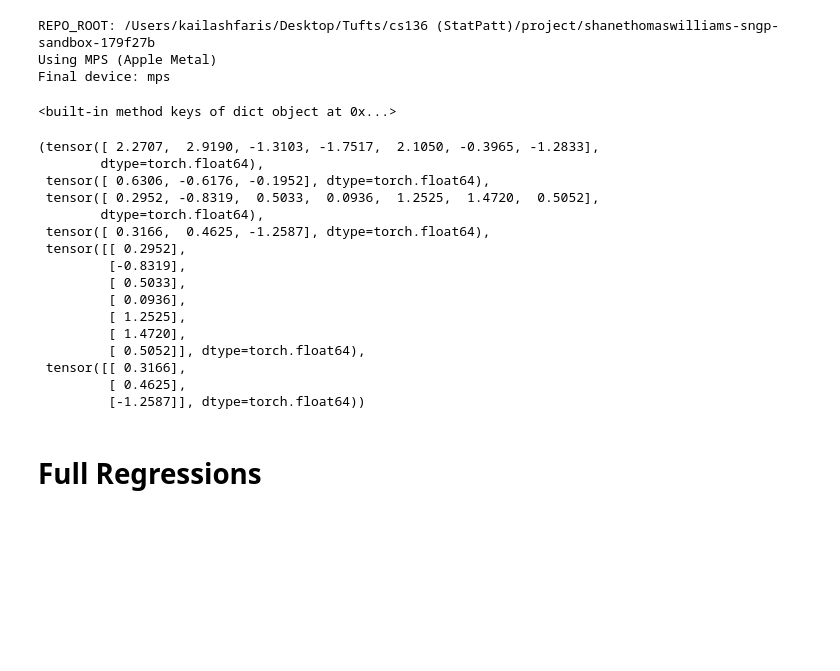
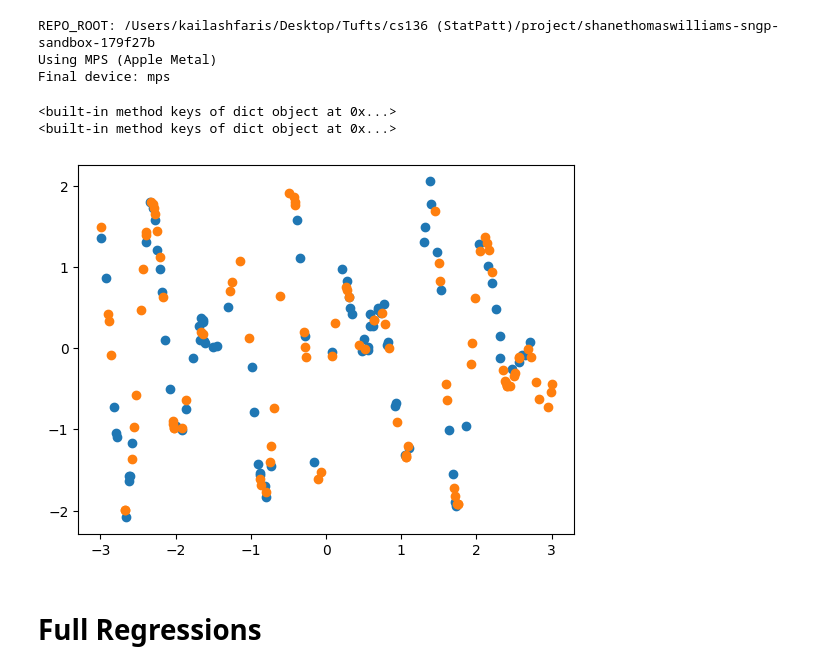
Before and after one commit to shanethomaswilliams/gp_vs_sngp, a Jupyter notebook: dataset.ipynb, the cells around one changed output. Saved outputs shown, nothing was run; the diff lists cells and outputs as text; code cells hidden in the pictures; blank space fills up the shorter version.

```diff
--- a/dataset.ipynb
+++ b/dataset.ipynb
@@ -104,23 +156,14 @@ def load_data_train(file_path, sample_size, train_percentage = 0.75, random_stat
-# %%
-load_data_train("Data/Noisy/CrazySin", 10, 0.7, random_state=12)
-# %% [output]
-<built-in method keys of dict object at 0x...>
-(tensor([ 2.2707,  2.9190, -1.3103, -1.7517,  2.1050, -0.3965, -1.2833],
-        dtype=torch.float64),
- tensor([ 0.6306, -0.6176, -0.1952], dtype=torch.float64),
- tensor([ 0.2952, -0.8319,  0.5033,  0.0936,  1.2525,  1.4720,  0.5052],
-        dtype=torch.float64),
- tensor([ 0.3166,  0.4625, -1.2587], dtype=torch.float64),
- tensor([[ 0.2952],
-         [-0.8319],
-         [ 0.5033],
-         [ 0.0936],
-         [ 1.2525],
-         [ 1.4720],
-         [ 0.5052]], dtype=torch.float64),
- tensor([[ 0.3166],
-         [ 0.4625],
-         [-1.2587]], dtype=torch.float64))
+# %%
+GP_train, GP_val, SNGP_train, SNGP_val = load_data_train("Data/Noisy/CrazySin", 100, 0.9)
+for x, y in GP_train:
+    plt.scatter(x.numpy(), y.numpy())
+GP_test, SNGP_test = load_data_test("Data/Clean/CrazySin", 100)
+for x, y in GP_test:
+    plt.scatter(x.numpy(), y.numpy())
+# %% [output]
+<built-in method keys of dict object at 0x...>
+<built-in method keys of dict object at 0x...>
+[figure, added]
 # %% [markdown]
 # Full Regressions
 # %% [markdown]
```
Also changed, not shown: parts of 1 cell of this notebook.
